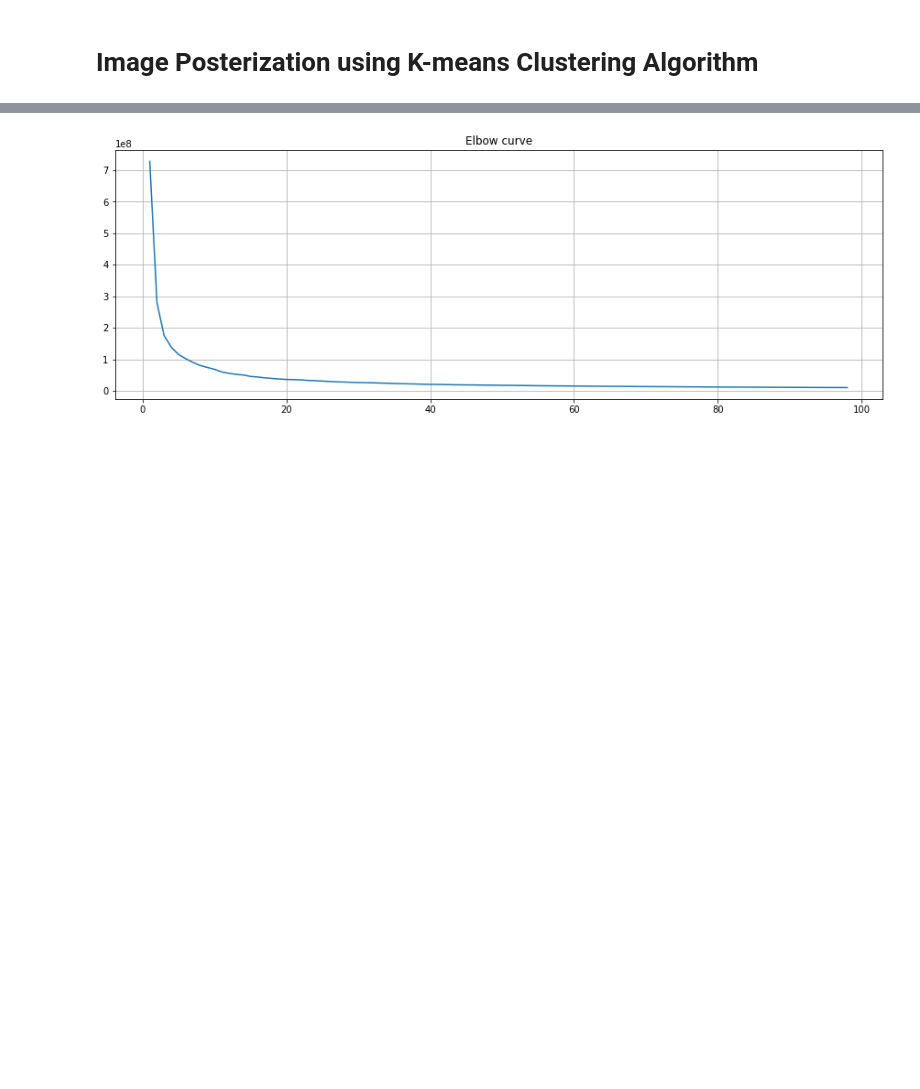
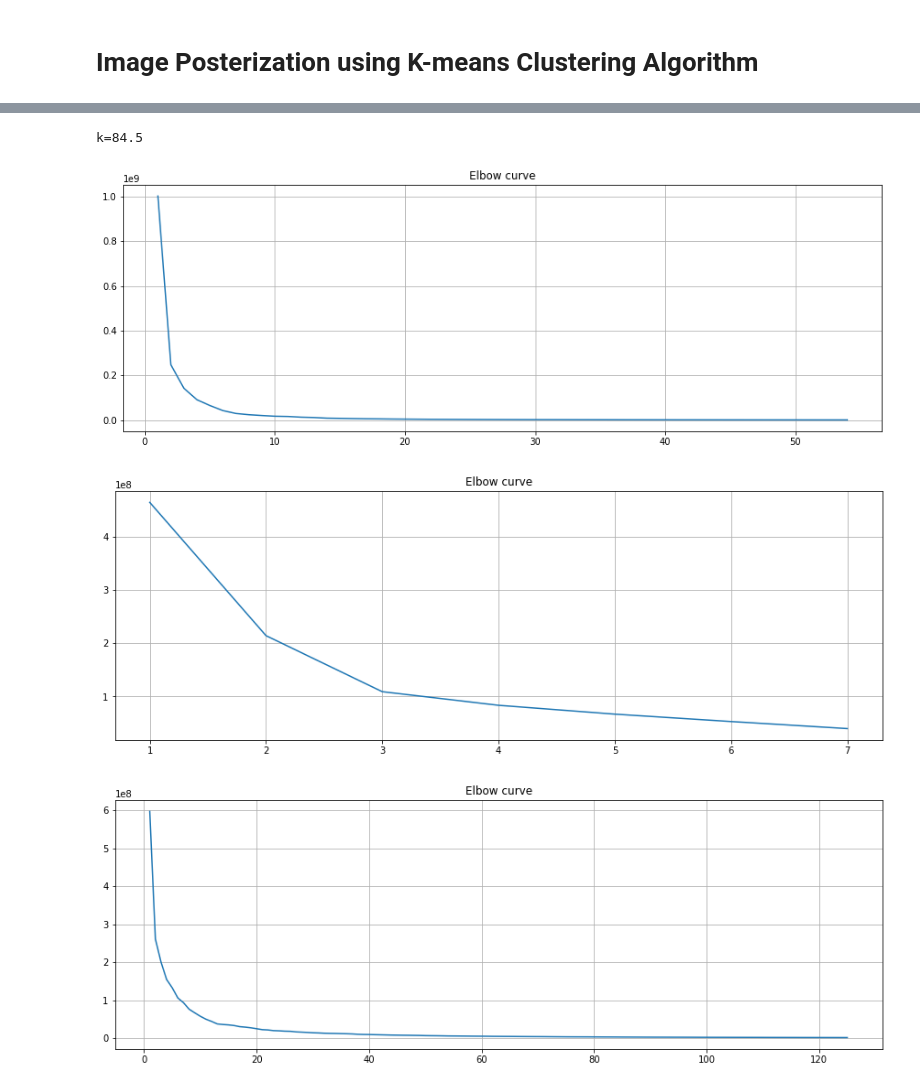
Before and after one commit to wyatt-bowen/image-compression, a Jupyter notebook: final.ipynb, the cells around one changed output, grey strips where cells are left out. Drawn from its saved outputs; the diff is of its cells as text; code cells hidden in the pictures; blank space fills up the shorter version.

```diff
--- a/final.ipynb
+++ b/final.ipynb
@@ -23,5 +21,5 @@ Image compression will be in a method that takes an image and a percentage of pi
 # %%
-def smartPost(oldImage, percentage, fileName):
+def smartPost(oldImage, percentage, fileName, elbowPoint):
     image = oldImage
     pixels = image.load()
 
@@ -56,7 +54,7 @@ def smartPost(oldImage, percentage, fileName):
         kmeans = KMeans(n_clusters=k, random_state=1, n_init=1) #k
         kmeans.fit(df_pixels) #run on df_pixels
         if k >=2:
-            if kmeans.inertia_ / lastIntertia > 0.995:     ####### 0.98 is the location on the elbow we select for the ideal k
+            if kmeans.inertia_ / lastIntertia > elbowPoint:     ####### 0.98 is the location on the elbow we select for the ideal k
                   break
         lastIntertia = kmeans.inertia_
         distortions.append(lastIntertia)
@@ -114,7 +178,7 @@ landscapeCount = 0
 for filename in os.listdir(currDir):
    if filename.endswith(".png"):
         currImg = Image.open(str(currDir)+'/'+str(filename))
-        distortions, k = smartPost(currImg, percentage, str(currDir)+'/'+str(filename))
+        distortions, k = smartPost(currImg, percentage, str(currDir)+'/'+str(filename), 0.995)
         landscapeCount = landscapeCount+1
         kAvgLandscapes = kAvgLandscapes+k
         fig1 = plt.figure(figsize=(15, 5))
@@ -133,7 +200,7 @@ animalCount = 0
 for filename in os.listdir(currDir):
     if filename.endswith(".png"):
         currImg = Image.open(str(currDir)+'/'+str(filename))
-        distortions, k = smartPost(currImg, percentage, str(currDir)+'/'+str(filename))
+        distortions, k = smartPost(currImg, percentage, str(currDir)+'/'+str(filename), 0.995)
         animalCount = animalCount+1
         kAvgAnimals = kAvgAnimals+k
         fig2 = plt.figure(figsize=(15, 5))
@@ -147,18 +217,22 @@ KeyboardInterrupt:
 # %%
-currDir = 'Inputs/Cars'
-kAvgCars = 0
-carCount = 0
+currDir = 'Inputs/Gradients'
+kAvgGradients = 0
+gradientCount = 0
 for filename in os.listdir(currDir):
     if filename.endswith(".png"):
         currImg = Image.open(str(currDir)+'/'+str(filename))
-        distortions, k = smartPost(currImg, percentage, str(currDir)+'/'+str(filename))
-        carCount = carCount+1
-        kAvgCars = kAvgCars+k
+        distortions, k = smartPost(currImg, percentage, str(currDir)+'/'+str(filename), 0.995)
+        gradientCount = gradientCount+1
+        kAvgGradients = kAvgGradients+k
         fig3 = plt.figure(figsize=(15, 5))
         plt.plot(range(1, k), distortions)
         plt.grid(True)
         fig3 = plt.title('Elbow curve')
-kAvgCars = kAvgCars/carCount
-print("k={0}\n".format(kAvgCars))
+
+kAvgGradients = kAvgGradients/gradientCount
+print("k={0}\n".format(kAvgGradients))
 # %% [output]
+k=84.5
-[figure, old version]
+[figure, new version]
+[figure, added]
+[figure, added]
```
Also changed, not shown: parts of 10 cells of this notebook.
